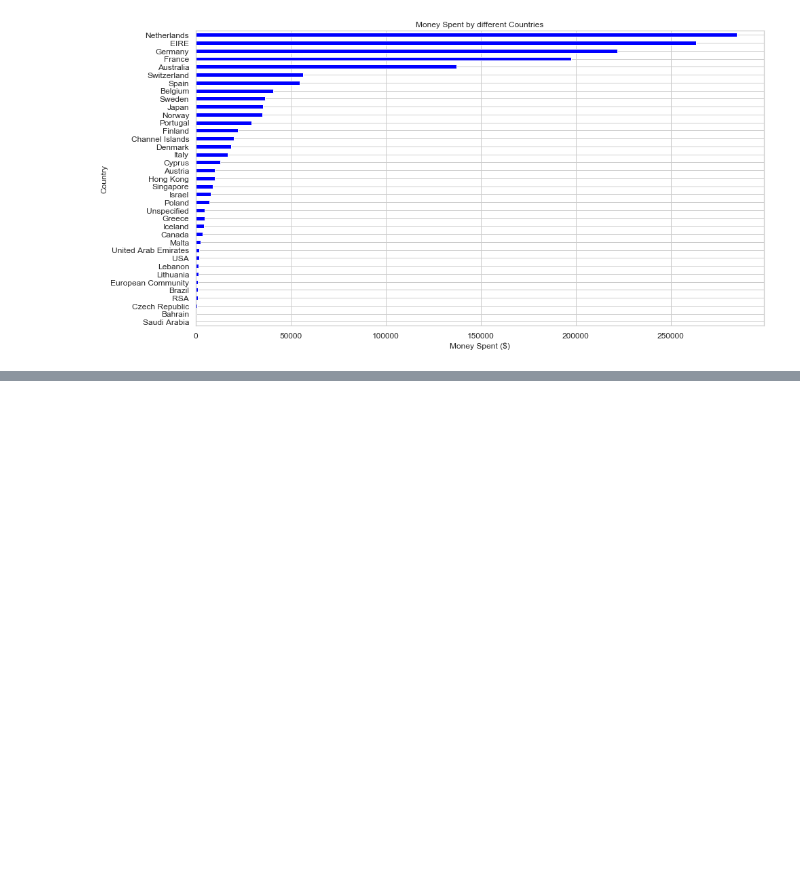
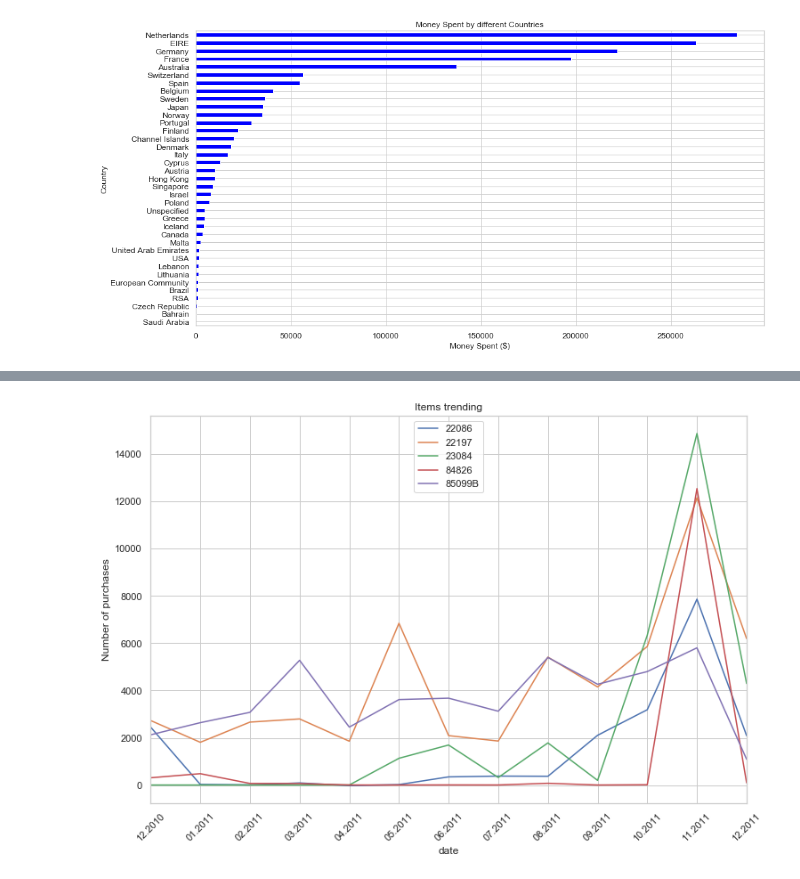
Before and after one commit to Zielzor/RetailDataAnalysis, a Jupyter notebook: Products Sales Analysis.ipynb, the cells around one changed output, grey strips where cells are left out. Saved outputs shown, nothing was run; the diff lists cells and outputs as text; code cells hidden in the pictures; blank space fills up the shorter version.

```diff
--- a/Products Sales Analysis.ipynb
+++ b/Products Sales Analysis.ipynb
@@ -356,0 +359,4 @@ plt.show()
+# %%
+#Setting index of a data frame to the invoice date.
+items_df = df2.set_index('InvoiceDate').groupby([pd.Grouper(freq="M"),'StockCode']).Quantity.sum()
+items_df.head(10)
@@ -356,0 +387,4 @@ plt.show()
+# %%
+items_df = df2.loc[df['StockCode'].isin(['23084','84826','22197','22086','85099B'])].set_index("InvoiceDate").groupby([pd.Grouper(freq='M'), 'StockCode'])['Quantity'].sum()
+
+items_df
@@ -356,0 +409,11 @@ plt.show()
+# %%
+#monthly trends
+
+trending_items_over_time_M = items_df.reset_index().pivot('InvoiceDate','StockCode').fillna(0)
+
+trending_items_over_time_M = trending_items_over_time_M.reset_index()
+trending_items_over_time_M  = trending_items_over_time_M.set_index('InvoiceDate')
+trending_items_over_time_M.columns  = trending_items_over_time_M.columns.droplevel(0)
+
+
+trending_items_over_time_M
@@ -356,0 +436,15 @@ plt.show()
+# %%
+#Plotting the trend
+
+ax = pd.DataFrame(trending_items_over_time_M).plot(figsize=(12,8), grid=True)
+ax.set_ylabel("Number of purchases")
+ax.set_xlabel('date')
+ax.set_title('Items trending')
+
+ax.legend(trending_items_over_time_M.columns, loc='upper center')
+
+plt.xticks(ticks=trending_items_over_time_M.index,labels=trending_items_over_time_M.index.strftime("%m.%Y") ,rotation = 45 )
+
+plt.show()
+# %% [output]
+[figure, added]
```
Also changed, not shown: parts of 6 cells of this notebook.
